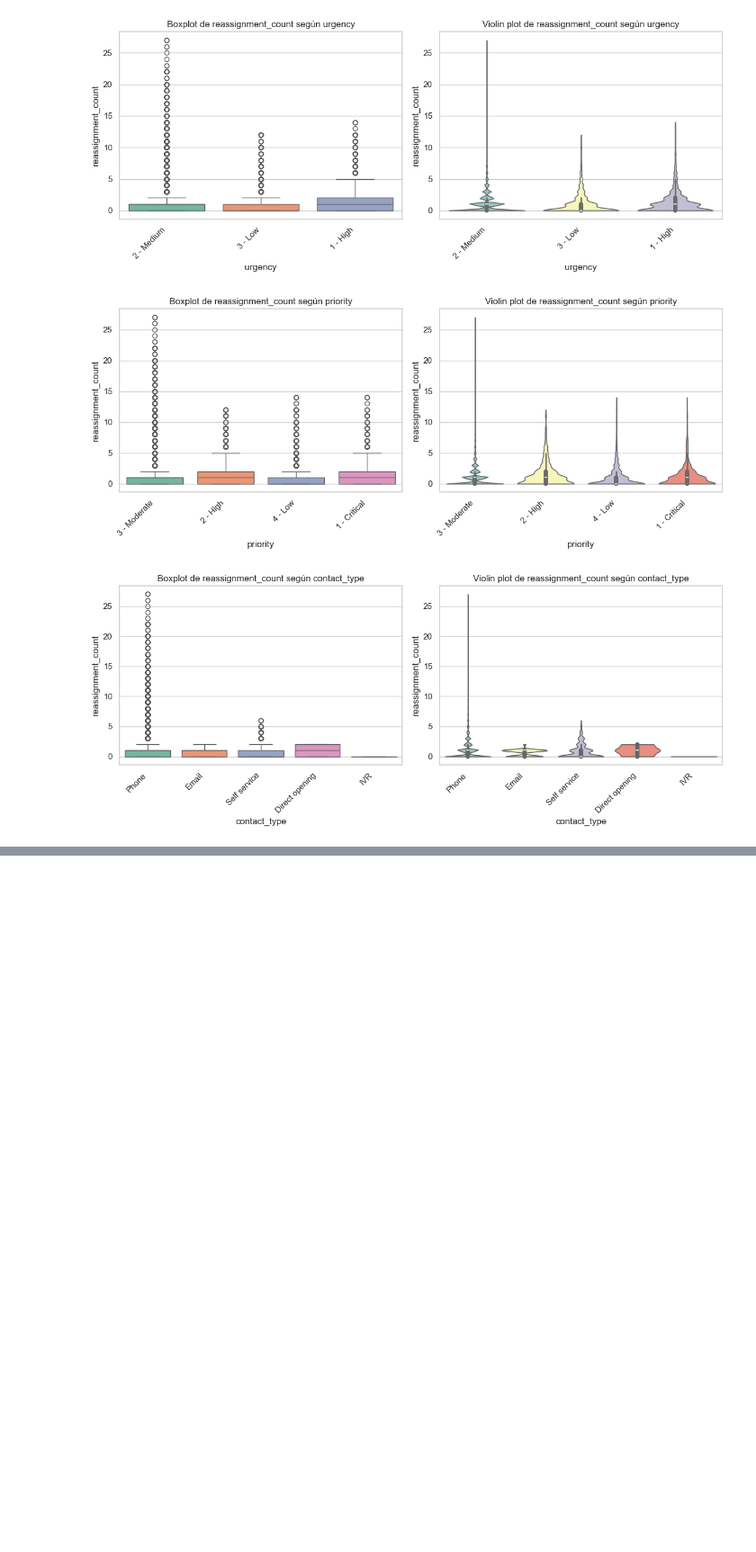
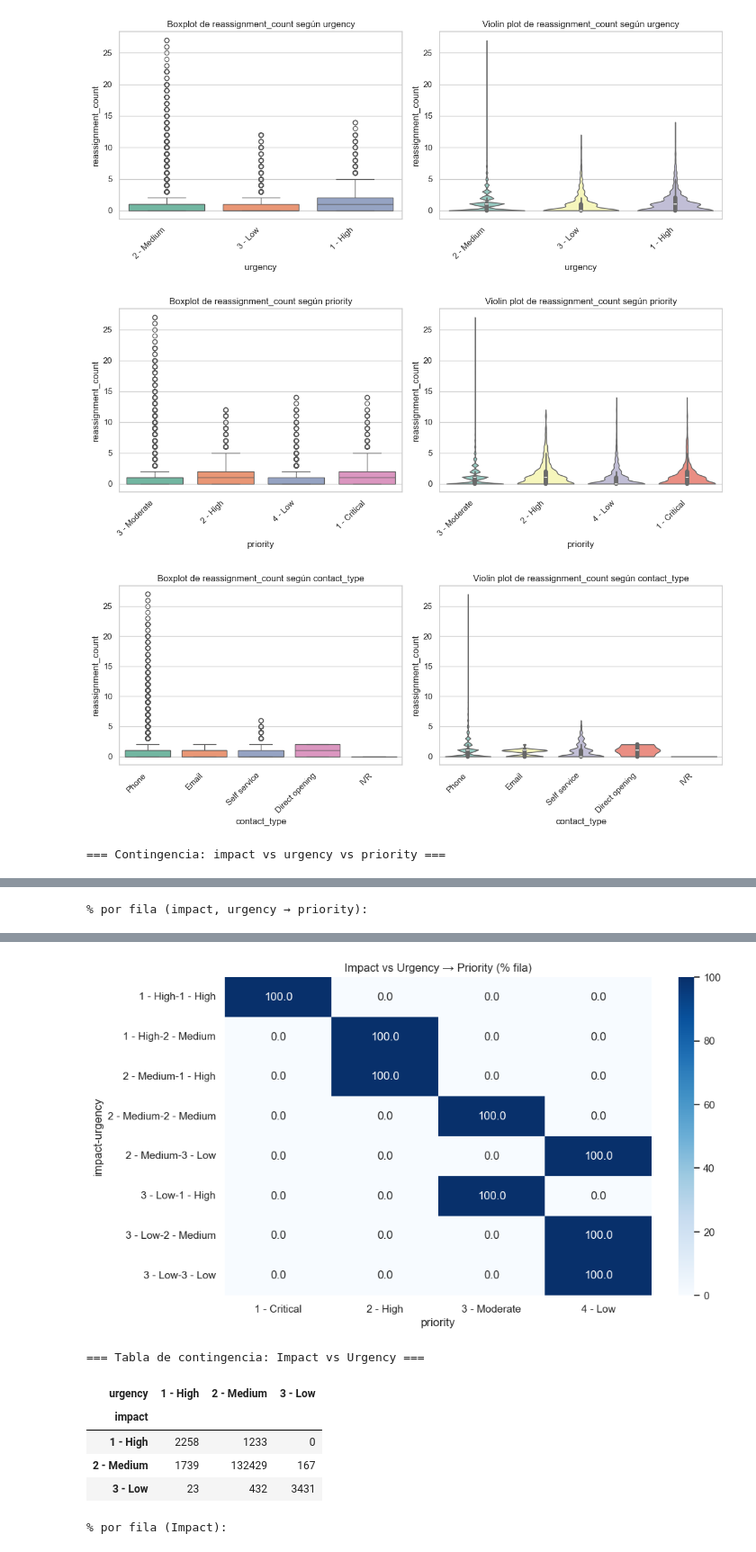
Before and after one commit to smelomunoz/Repo_Proyecto_1, a Jupyter notebook: Tarea_2/Exploracion_datos.ipynb, the cells around one changed output, grey strips where cells are left out. Shown at 90% size. Cells and saved outputs as stored; diff of their text form; code cells hidden in the pictures; blank space fills up the shorter version.

```diff
--- a/Tarea_2/Exploracion_datos.ipynb
+++ b/Tarea_2/Exploracion_datos.ipynb
@@ -492,3 +489,74 @@ for num in num_vars:
 [figure]
 [figure]
 [figure]
+# %%
+import pandas as pd
+import seaborn as sns
+import matplotlib.pyplot as plt
+
+# --- Impact vs Urgency vs Priority ---
+print("\n=== Contingencia: impact vs urgency vs priority ===")
+tabla_iup = pd.crosstab([df["impact"], df["urgency"]], df["priority"], margins=True, normalize=False)
+display(tabla_iup)
+
+# Porcentajes por fila
+tabla_iup_row = pd.crosstab([df["impact"], df["urgency"]], df["priority"], normalize="index") * 100
+print("\n% por fila (impact, urgency → priority):")
+display(tabla_iup_row.round(2))
+
+# Heatmap
+plt.figure(figsize=(10,6))
+sns.heatmap(tabla_iup_row, annot=True, fmt=".1f", cmap="Blues")
+plt.title("Impact vs Urgency → Priority (% fila)")
+plt.show()
+
+# Función para construir tabla de contingencia con porcentajes
+def tabla_contingencia(df, var1, var2, normalize=None):
+    """
+    normalize=None → frecuencias absolutas
+    normalize='index' → porcentajes por fila
+    normalize='columns' → porcentajes por columna
+    """
+    return pd.crosstab(df[var1], df[var2], normalize=normalize).round(3) * (100 if normalize else 1)
+
+# 1. Impact vs Urgency vs Priority
+print("\n=== Tabla de contingencia: Impact vs Urgency ===")
+tabla_impact_urgency = pd.crosstab(df["impact"], df["urgency"])
+display(tabla_impact_urgency)
+
+print("\n% por fila (Impact):")
+display(tabla_contingencia(df, "impact", "urgency", normalize="index"))
+
+print("\n% por columna (Urgency):")
+display(tabla_contingencia(df, "impact", "urgency", normalize="columns"))
+
+plt.figure(figsize=(6,4))
+sns.heatmap(tabla_impact_urgency, annot=True, fmt="d", cmap="Blues")
+plt.title("Heatmap Impact vs Urgency")
+plt.show()
+
+print("\n=== Tabla de contingencia: Impact vs Priority ===")
+tabla_impact_priority = pd.crosstab(df["impact"], df["priority"])
+display(tabla_impact_priority)
+
+plt.figure(figsize=(6,4))
+sns.heatmap(tabla_impact_priority, annot=True, fmt="d", cmap="Oranges")
+plt.title("Heatmap Impact vs Priority")
+plt.show()
+
+print("\n=== Tabla de contingencia: Contact_type vs Urgency ===")
+tabla_contact_urgency = pd.crosstab(df["contact_type"], df["urgency"])
+display(tabla_contact_urgency)
+
+print("\n% por fila (Contact_type):")
+display(tabla_contingencia(df, "contact_type", "urgency", normalize="index"))
+
+print("\n% por columna (Urgency):")
+display(tabla_contingencia(df, "contact_type", "urgency", normalize="columns"))
+
+plt.figure(figsize=(8,5))
+sns.heatmap(tabla_contact_urgency, annot=True, fmt="d", cmap="Greens")
+plt.title("Heatmap Contact_type vs Urgency")
+plt.show()
+# %% [output]
+=== Contingencia: impact vs urgency vs priority ===
@@ -494,0 +574 @@ for num in num_vars:
+% por fila (impact, urgency → priority):
@@ -494,0 +585,8 @@ for num in num_vars:
+[figure, added]
+=== Tabla de contingencia: Impact vs Urgency ===
+| urgency | 1 - High | 2 - Medium | 3 - Low |
+| impact |  |  |  |
+| 1 - High | 2258 | 1233 | 0 |
+| 2 - Medium | 1739 | 132429 | 167 |
+| 3 - Low | 23 | 432 | 3431 |
+% por fila (Impact):
```
Also changed, not shown: parts of 2 cells of this notebook.
